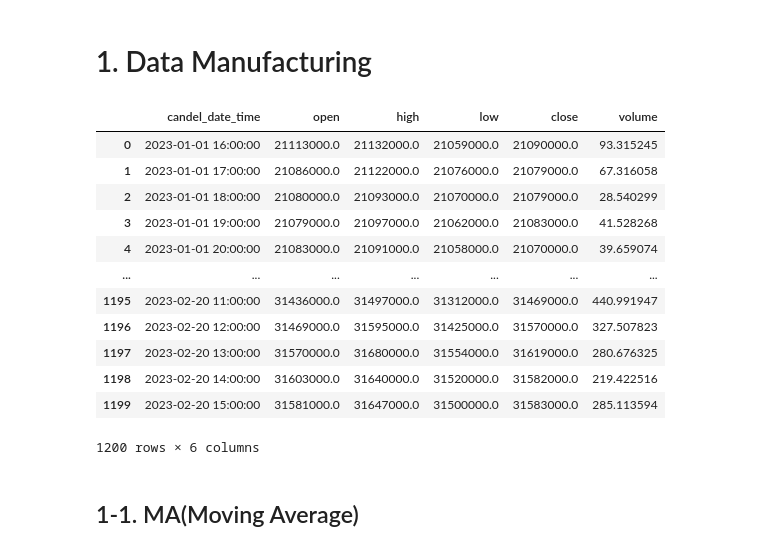
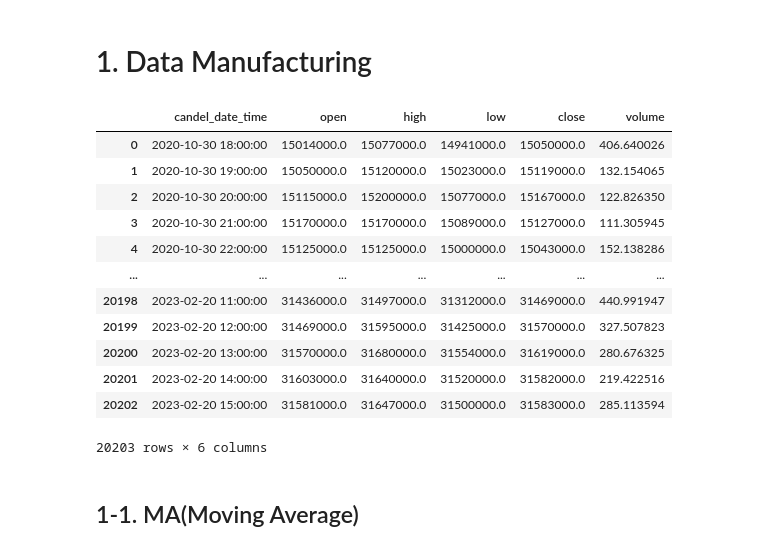
Before and after one commit to K-Digital-Coin/K-Digital_pjt_DA, a Jupyter notebook: DataPreprocessing.ipynb, the cells around one changed output. Saved outputs shown, nothing was run; the diff lists cells and outputs as text; code cells hidden in the pictures.

```diff
--- a/DataPreprocessing.ipynb
+++ b/DataPreprocessing.ipynb
@@ -5,23 +6,23 @@ import pymysql          # mysql 입력용 모듈
 # %% [markdown]
 # 1. Data Manufacturing
 # %%
-bdf = pd.read_csv('./dummyData/testdata.csv',encoding='cp949')
+bdf = pd.read_csv('./dummyData/dummydata.csv',encoding='cp949')
 bdf = bdf[['candel_date_time', 'open', 'high', 'low', 'close', 'volume']]
 bdf
 # %% [output]
 |  | candel_date_time | open | high | low | close | volume |
-| 0 | 2023-01-01 16:00:00 | 21113000.0 | 21132000.0 | 21059000.0 | 21090000.0 | 93.315245 |
-| 1 | 2023-01-01 17:00:00 | 21086000.0 | 21122000.0 | 21076000.0 | 21079000.0 | 67.316058 |
-| 2 | 2023-01-01 18:00:00 | 21080000.0 | 21093000.0 | 21070000.0 | 21079000.0 | 28.540299 |
-| 3 | 2023-01-01 19:00:00 | 21079000.0 | 21097000.0 | 21062000.0 | 21083000.0 | 41.528268 |
-| 4 | 2023-01-01 20:00:00 | 21083000.0 | 21091000.0 | 21058000.0 | 21070000.0 | 39.659074 |
+| 0 | 2020-10-30 18:00:00 | 15014000.0 | 15077000.0 | 14941000.0 | 15050000.0 | 406.640026 |
+| 1 | 2020-10-30 19:00:00 | 15050000.0 | 15120000.0 | 15023000.0 | 15119000.0 | 132.154065 |
+| 2 | 2020-10-30 20:00:00 | 15115000.0 | 15200000.0 | 15077000.0 | 15167000.0 | 122.826350 |
+| 3 | 2020-10-30 21:00:00 | 15170000.0 | 15170000.0 | 15089000.0 | 15127000.0 | 111.305945 |
+| 4 | 2020-10-30 22:00:00 | 15125000.0 | 15125000.0 | 15000000.0 | 15043000.0 | 152.138286 |
 | ... | ... | ... | ... | ... | ... | ... |
-| 1195 | 2023-02-20 11:00:00 | 31436000.0 | 31497000.0 | 31312000.0 | 31469000.0 | 440.991947 |
-| 1196 | 2023-02-20 12:00:00 | 31469000.0 | 31595000.0 | 31425000.0 | 31570000.0 | 327.507823 |
-| 1197 | 2023-02-20 13:00:00 | 31570000.0 | 31680000.0 | 31554000.0 | 31619000.0 | 280.676325 |
-| 1198 | 2023-02-20 14:00:00 | 31603000.0 | 31640000.0 | 31520000.0 | 31582000.0 | 219.422516 |
-| 1199 | 2023-02-20 15:00:00 | 31581000.0 | 31647000.0 | 31500000.0 | 31583000.0 | 285.113594 |
+| 20198 | 2023-02-20 11:00:00 | 31436000.0 | 31497000.0 | 31312000.0 | 31469000.0 | 440.991947 |
+| 20199 | 2023-02-20 12:00:00 | 31469000.0 | 31595000.0 | 31425000.0 | 31570000.0 | 327.507823 |
+| 20200 | 2023-02-20 13:00:00 | 31570000.0 | 31680000.0 | 31554000.0 | 31619000.0 | 280.676325 |
+| 20201 | 2023-02-20 14:00:00 | 31603000.0 | 31640000.0 | 31520000.0 | 31582000.0 | 219.422516 |
+| 20202 | 2023-02-20 15:00:00 | 31581000.0 | 31647000.0 | 31500000.0 | 31583000.0 | 285.113594 |
-1200 rows × 6 columns
+20203 rows × 6 columns
 # %% [markdown]
 ## 1-1. MA(Moving Average)
 # %%
```
Also changed, not shown: parts of 8 cells of this notebook, 6 other files.
